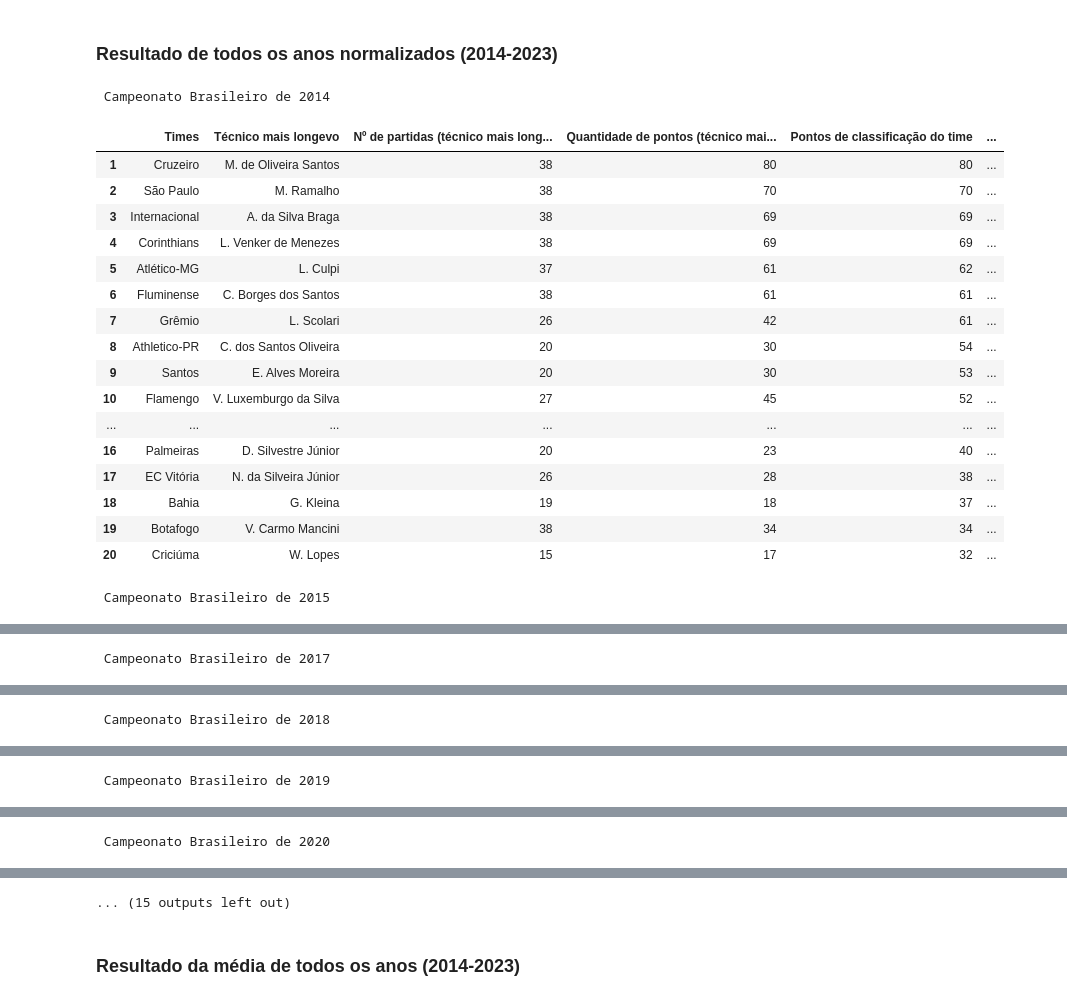
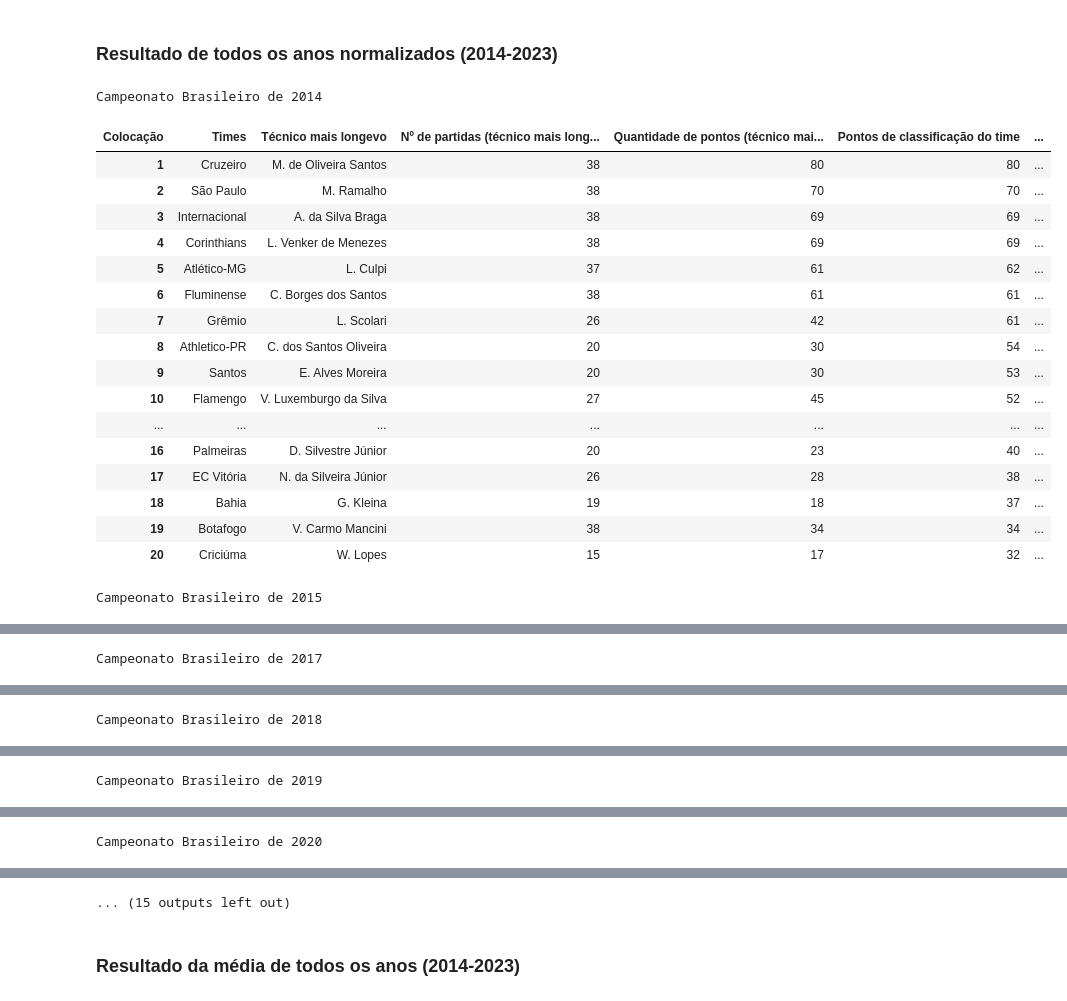
Before and after one commit to lorenaaxbastos/santander-coders-projects, a Jupyter notebook: Unit 1 - Programming Logic II (PY)/Projeto - Técnicos no futebol v4.ipynb, the cells around one changed output, grey strips where cells are left out. Cells and saved outputs as stored; diff of their text form; code cells hidden in the pictures.

```diff
--- a/Unit 1 - Programming Logic II (PY)/Projeto - Técnicos no futebol v4.ipynb
+++ b/Unit 1 - Programming Logic II (PY)/Projeto - Técnicos no futebol v4.ipynb
@@ -671,6 +671,7 @@ for campeonato in todos_campeonatos:
         # tabela
         tabela = zip(times, tecnicos_mais_longevos, qtd_partidas_tecnicos_mais_longevos, pontos_tecnicos_mais_longevos, pontos_times, relacao_pontos_tecnicos_mais_longevos_time)
         df_tabela = pd.DataFrame.from_records(tabela, columns=cabecalho, index=posicoes)
-        print(f" Campeonato Brasileiro de {data_campeonato - 1}")
+        df_tabela.columns.name = "Colocação"
+        print(f"Campeonato Brasileiro de {data_campeonato - 1}")
         display(df_tabela)
 # %% [output]
@@ -678,4 +679,4 @@ for campeonato in todos_campeonatos:
-|  | Times | Técnico mais longevo | Nº de partidas (técnico mais long... | Quantidade de pontos (técnico mai... | Pontos de classificação do time | ... |
+| Colocação | Times | Técnico mais longevo | Nº de partidas (técnico mais long... | Quantidade de pontos (técnico mai... | Pontos de classificação do time | ... |
 | 1 | Cruzeiro | M. de Oliveira Santos | 38 | 80 | 80 | ... |
 | 2 | São Paulo | M. Ramalho | 38 | 70 | 70 | ... |
 | 3 | Internacional | A. da Silva Braga | 38 | 69 | 69 | ... |
```
Also changed, not shown: parts of 3 cells of this notebook.
